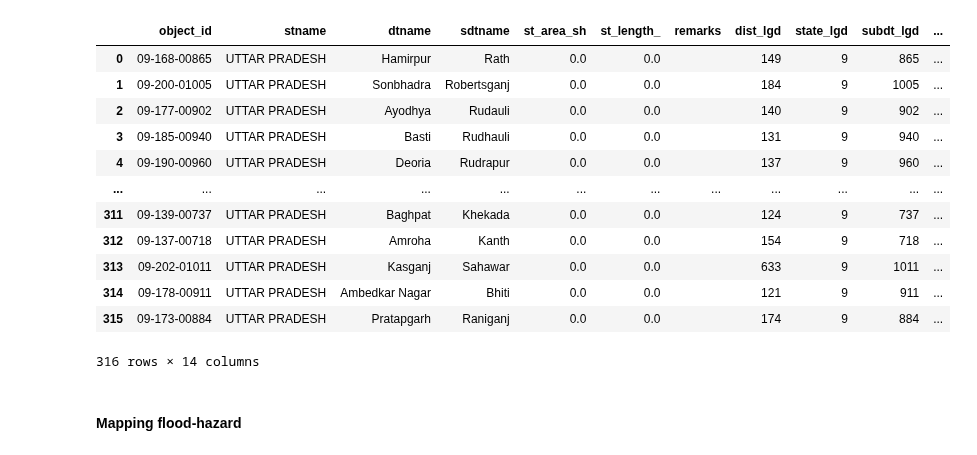
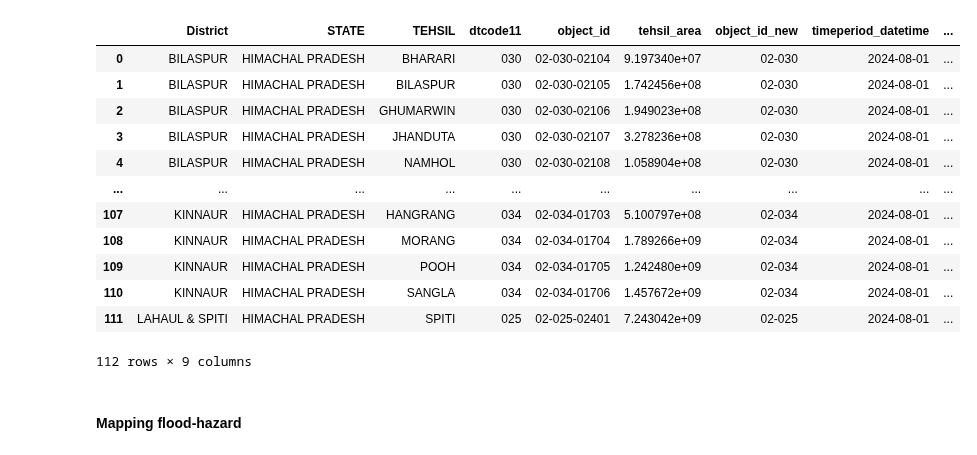
Before and after one commit to CivicDataLab/IDS-DRR-Himachal-Pradesh-Risk-Score-Model, a Jupyter notebook: RiskScoreModel/scripts/tests_deployment/risk_EDA.ipynb, the cells around one changed output. Drawn from its saved outputs; the diff is of its cells as text; code cells hidden in the pictures.

```diff
--- a/RiskScoreModel/scripts/tests_deployment/risk_EDA.ipynb
+++ b/RiskScoreModel/scripts/tests_deployment/risk_EDA.ipynb
@@ -13,22 +13,22 @@ import matplotlib.pyplot as plt
 import folium
 import matplotlib.colors as mcolors
 # %%
-up_gdf = gpd.read_file(r"D:\CivicDataLab_IDS-DRR\IDS-DRR_Github\Deployment\flood-data-ecosystem-UP\Maps\up_ids-drr_shapefiles\UP_subdistrict_final_4326.geojson")
+up_gdf = gpd.read_file(r"/Users/saurabhlevin/Deployment/flood-data-ecosystem-Himachal-Pradesh/Maps/hp_tehsil_final.geojson")
 up_gdf
 # %% [output]
-|  | object_id | stname | dtname | sdtname | st_area_sh | st_length_ | remarks | dist_lgd | state_lgd | subdt_lgd | ... |
-| 0 | 09-168-00865 | UTTAR PRADESH | Hamirpur | Rath | 0.0 | 0.0 |  | 149 | 9 | 865 | ... |
-| 1 | 09-200-01005 | UTTAR PRADESH | Sonbhadra | Robertsganj | 0.0 | 0.0 |  | 184 | 9 | 1005 | ... |
-| 2 | 09-177-00902 | UTTAR PRADESH | Ayodhya | Rudauli | 0.0 | 0.0 |  | 140 | 9 | 902 | ... |
-| 3 | 09-185-00940 | UTTAR PRADESH | Basti | Rudhauli | 0.0 | 0.0 |  | 131 | 9 | 940 | ... |
-| 4 | 09-190-00960 | UTTAR PRADESH | Deoria | Rudrapur | 0.0 | 0.0 |  | 137 | 9 | 960 | ... |
-| ... | ... | ... | ... | ... | ... | ... | ... | ... | ... | ... | ... |
-| 311 | 09-139-00737 | UTTAR PRADESH | Baghpat | Khekada | 0.0 | 0.0 |  | 124 | 9 | 737 | ... |
-| 312 | 09-137-00718 | UTTAR PRADESH | Amroha | Kanth | 0.0 | 0.0 |  | 154 | 9 | 718 | ... |
-| 313 | 09-202-01011 | UTTAR PRADESH | Kasganj | Sahawar | 0.0 | 0.0 |  | 633 | 9 | 1011 | ... |
-| 314 | 09-178-00911 | UTTAR PRADESH | Ambedkar Nagar | Bhiti | 0.0 | 0.0 |  | 121 | 9 | 911 | ... |
-| 315 | 09-173-00884 | UTTAR PRADESH | Pratapgarh | Raniganj | 0.0 | 0.0 |  | 174 | 9 | 884 | ... |
+|  | District | STATE | TEHSIL | dtcode11 | object_id | tehsil_area | object_id_new | timeperiod_datetime | ... |
+| 0 | BILASPUR | HIMACHAL PRADESH | BHARARI | 030 | 02-030-02104 | 9.197340e+07 | 02-030 | 2024-08-01 | ... |
+| 1 | BILASPUR | HIMACHAL PRADESH | BILASPUR | 030 | 02-030-02105 | 1.742456e+08 | 02-030 | 2024-08-01 | ... |
+| 2 | BILASPUR | HIMACHAL PRADESH | GHUMARWIN | 030 | 02-030-02106 | 1.949023e+08 | 02-030 | 2024-08-01 | ... |
+| 3 | BILASPUR | HIMACHAL PRADESH | JHANDUTA | 030 | 02-030-02107 | 3.278236e+08 | 02-030 | 2024-08-01 | ... |
+| 4 | BILASPUR | HIMACHAL PRADESH | NAMHOL | 030 | 02-030-02108 | 1.058904e+08 | 02-030 | 2024-08-01 | ... |
+| ... | ... | ... | ... | ... | ... | ... | ... | ... | ... |
+| 107 | KINNAUR | HIMACHAL PRADESH | HANGRANG | 034 | 02-034-01703 | 5.100797e+08 | 02-034 | 2024-08-01 | ... |
+| 108 | KINNAUR | HIMACHAL PRADESH | MORANG | 034 | 02-034-01704 | 1.789266e+09 | 02-034 | 2024-08-01 | ... |
+| 109 | KINNAUR | HIMACHAL PRADESH | POOH | 034 | 02-034-01705 | 1.242480e+09 | 02-034 | 2024-08-01 | ... |
+| 110 | KINNAUR | HIMACHAL PRADESH | SANGLA | 034 | 02-034-01706 | 1.457672e+09 | 02-034 | 2024-08-01 | ... |
+| 111 | LAHAUL & SPITI | HIMACHAL PRADESH | SPITI | 025 | 02-025-02401 | 7.243042e+09 | 02-025 | 2024-08-01 | ... |
-316 rows × 14 columns
+112 rows × 9 columns
 # %% [markdown]
 #### Mapping flood-hazard
 # %%
```
Also changed, not shown: parts of 1 cell of this notebook, 22 other files.
